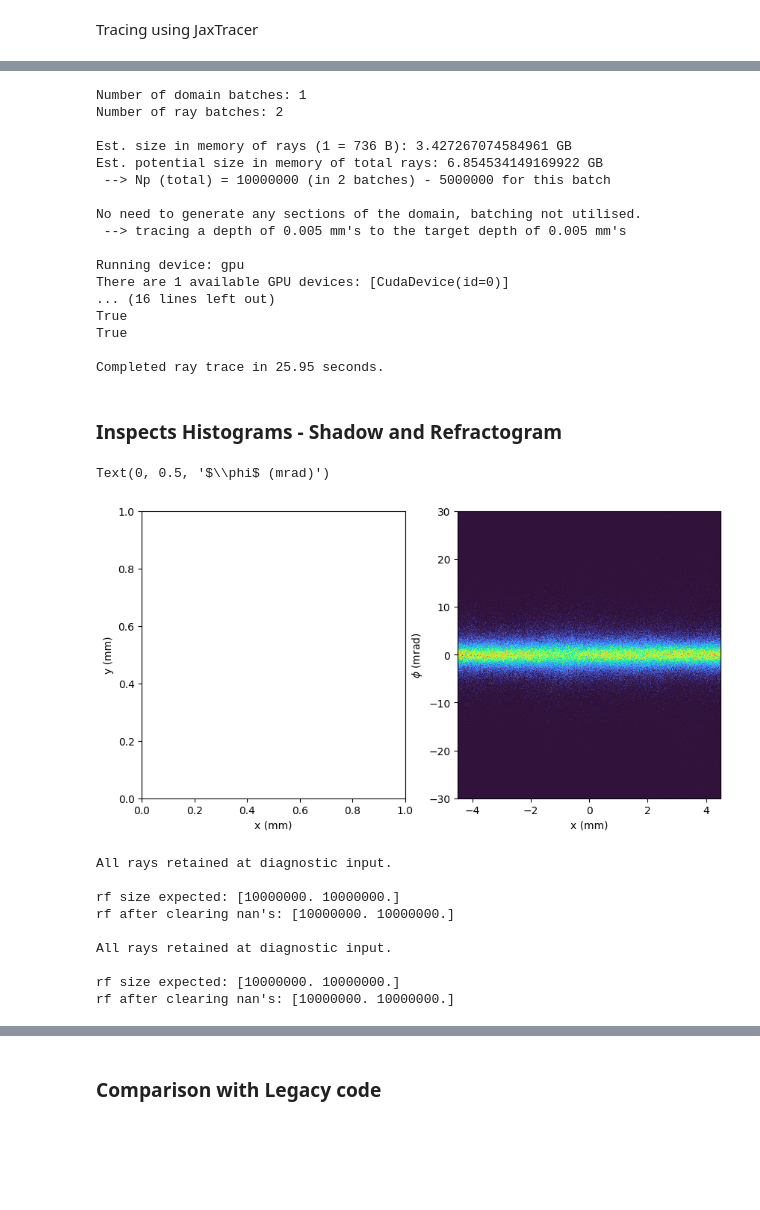
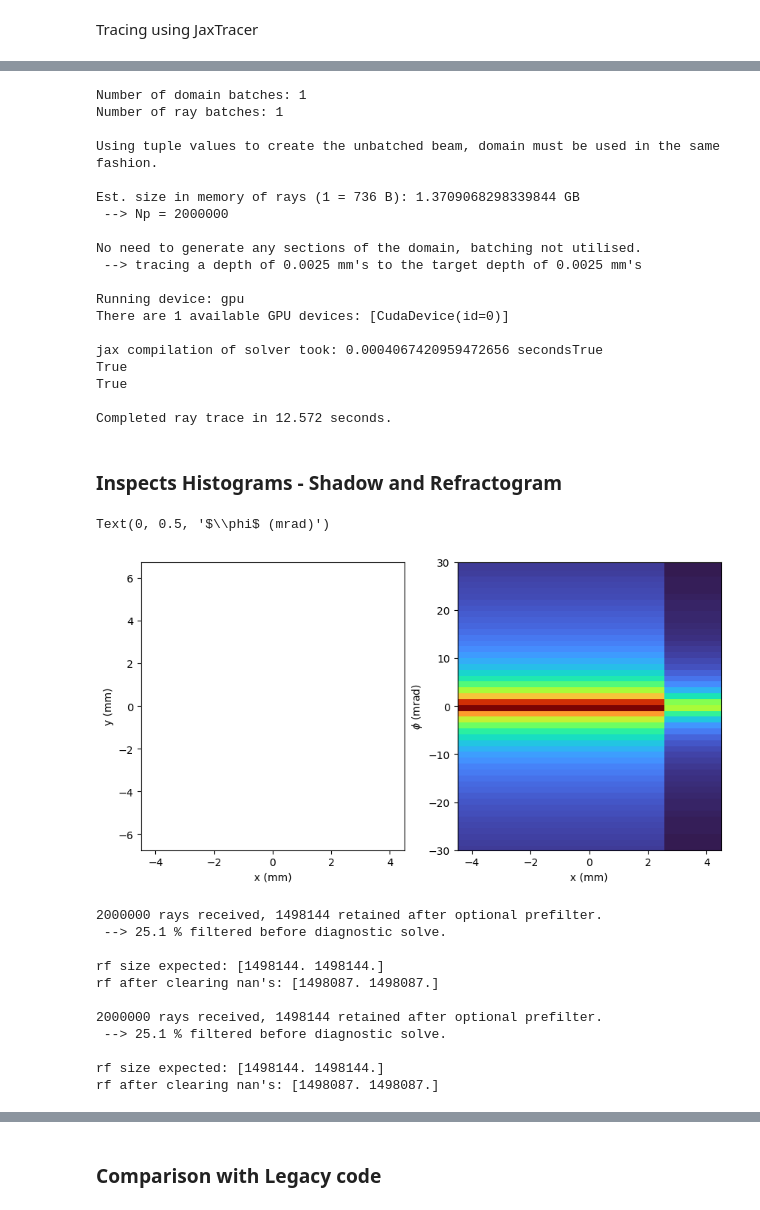
Before and after one commit to MAGPIE-ICL/SLOTH, a Jupyter notebook: examples/02.example_mesh_mesh_turbulence.ipynb, the cells around one changed output, grey strips where cells are left out. Drawn from its saved outputs; the diff is of its cells as text; code cells hidden in the pictures; blank space fills up the shorter version.

Commit message:
Semplify the code and change back to legacy a few things

```diff
--- a/examples/02.example_mesh_mesh_turbulence.ipynb
+++ b/examples/02.example_mesh_mesh_turbulence.ipynb
@@ -43,10 +45,7 @@ base_folder = "/rds/general/user/sm13118/projects/afosrturbulence/live/sm13118/s
 path_to_file = "/xyz12_prp_CH_100pts_double_mesh_ug_3rd_5x100_10x75_12x100_cfl_0.5_8eV/radmeshablation_3d_prp_CH_ug_3rd_hdf5_plt_cnt_0203"
 filename = base_folder+path_to_file
 #  -----------------
-filename = "//rds/general/user/sm13118/projects/afosrturbulence/live/sm13118/data/turbo_box_JB/MA6M05/Turb_hdf5_plt_cnt_0050"
-
-columns = ["dims", "rays", "runtime", "legacyRuntime", "domainSize", "raySize", "totalMemory"]
-df = pd.DataFrame(columns = columns)
+# filename = "//rds/general/user/sm13118/projects/afosrturbulence/live/sm13118/data/turbo_box_JB/MA6M05/Turb_hdf5_plt_cnt_0050"
 
 #load hdf
 ne, dims, spacing = utilIO.hdf_readin(filename, prefer_ye=True, force_override=True, verbose=True)
@@ -94,7 +93,7 @@ print("\n\n")
 # baseline = memory_report()['used_raw']
 probing_direction = 'z'
 
-Np = 1e7
+Np = 2e6
 
 # del ne_x
 # del ne_y
@@ -123,3 +121,3 @@ dims z: 576
 # %%
-domain = d.ScalarDomain(lengths, dims, leeway_factor = 3, ne_type = "import", probing_direction = probing_direction, Np = Np, ne = ne.v)
+domain = d.ScalarDomain(lengths, dims, leeway_factor = 3, ne_type = "import", probing_direction = probing_direction, Np = Np, ne = ne.v*1e6)
 # %% [output]
@@ -164,76 +161,82 @@ beam_type      =  "rectangular"
 rf_jax, _, duration = p.solve((beam_size, divergence, ne_extent, probing_direction, beam_type, False), domain, probing_extent, verbose = False)
 # %% [output]
 Number of domain batches: 1
-Number of ray batches: 2
+Number of ray batches: 1
 
-Est. size in memory of rays (1 = 736 B): 3.427267074584961 GB
-Est. potential size in memory of total rays: 6.854534149169922 GB
- --> Np (total) = 10000000 (in 2 batches) - 5000000 for this batch
+Using tuple values to create the unbatched beam, domain must be used in the same fashion.
+
+Est. size in memory of rays (1 = 736 B): 1.3709068298339844 GB
+ --> Np = 2000000
 
 No need to generate any sections of the domain, batching not utilised.
- --> tracing a depth of 0.005 mm's to the target depth of 0.005 mm's
+ --> tracing a depth of 0.0025 mm's to the target depth of 0.0025 mm's
 
 Running device: gpu
 There are 1 available GPU devices: [CudaDevice(id=0)]
-... (16 lines left out)
+
+jax compilation of solver took: 0.0004067420959472656 secondsTrue
 True
 True
 
-Completed ray trace in 25.95 seconds.
+Completed ray trace in 12.572 seconds.
 # %% [markdown]
 ### Inspects Histograms - Shadow and Refractogram
 # %%
 import matplotlib.colors as mcolors
 
 nbins_x=3448
 nbins_y=2574
 
+
+rf_np = np.asarray(rf_jax)
 # ----------------------
 
 fig, (ax1, ax2) = plt.subplots(1,2, figsize = (10,5))
 
-_,_,_,img1 = ax2.hist2d(rf_jax[0]*1e3, rf_jax[2]*1e3, bins=(nbins_x, nbins_y), cmap ="turbo");
+_,_,_,img1 = ax2.hist2d(rf_np[0]*1e3, rf_np[2]*1e3, bins=(nbins_x, nbins_y), cmap ="turbo", norm=mcolors.PowerNorm(1));
 
-# ax1.set_ylim([-6.75, 6.75])
-# ax1.set_xlim(-4.5, 4.5)
-# ax1.set_xticks([-4, -2, 0, 2, 4])
+ax1.set_ylim([-6.75, 6.75])
+ax1.set_xlim(-4.5, 4.5)
+ax1.set_xticks([-4, -2, 0, 2, 4])
 ax1.set_aspect('auto')
 
 ax1.set_xlabel(r"x (mm)")
 ax1.grid(False)
 ax1.set_ylabel(r"y (mm)")
 
-_,_,_,img1 = ax2.hist2d(rf_jax[0]*1e3, rf_jax[3]*1e3, bins=(nbins_x, nbins_y), norm=mcolors.PowerNorm(1), cmap ="turbo");
+_,_,_,img1 = ax2.hist2d(rf_np[0]*1e3, rf_np[3]*1e3, bins=(nbins_x, nbins_y), norm=mcolors.PowerNorm(1), cmap ="turbo");
 
 ax2.set_xlim(-4.5, 4.5)
 ax2.set_xticks([-4, -2, 0, 2, 4])
 ax2.set_aspect('auto')
 
 ax2.set_xlabel(r"x (mm)")
 ax2.set_ylim(-30,30)
 ax2.set_yticks([-30, -20,-10,0,10,20,30])
 ax2.grid(False)
 ax2.set_ylabel(r"$\phi$ (mrad)")
 # %% [output]
 Text(0, 0.5, '$\\phi$ (mrad)')
-[figure, old version]
+[figure, new version]
 # %%
 import processing.diagnostics as diag
 
-shadowgrapher = diag.Shadowgraphy(lwl, rf_jax, focal_plane = 0)
+shadowgrapher = diag.Shadowgraphy(rf_jax, focal_plane = -2.5, prefilter_input = True)
 shadowgrapher.single_lens_solve()
 shadowgrapher.histogram(bin_scale = 1, clear_mem = False)
 
-refractometer = diag.Refractometry(lwl, rf_jax, focal_plane = 0)
+refractometer = diag.Refractometry(rf_jax, focal_plane = -2.5, prefilter_input = True)
 refractometer.incoherent_solve()
 refractometer.histogram(bin_scale = 1, clear_mem = False)
 # %% [output]
-All rays retained at diagnostic input.
+2000000 rays received, 1498144 retained after optional prefilter.
+ --> 25.1 % filtered before diagnostic solve.
 
-rf size expected: [10000000. 10000000.]
-rf after clearing nan's: [10000000. 10000000.]
+rf size expected: [1498144. 1498144.]
+rf after clearing nan's: [1498087. 1498087.]
 
-All rays retained at diagnostic input.
+2000000 rays received, 1498144 retained after optional prefilter.
+ --> 25.1 % filtered before diagnostic solve.
 
-rf size expected: [10000000. 10000000.]
-rf after clearing nan's: [10000000. 10000000.]
+rf size expected: [1498144. 1498144.]
+rf after clearing nan's: [1498087. 1498087.]
```
Also changed, not shown: parts of 14 cells of this notebook, 6 other files.
